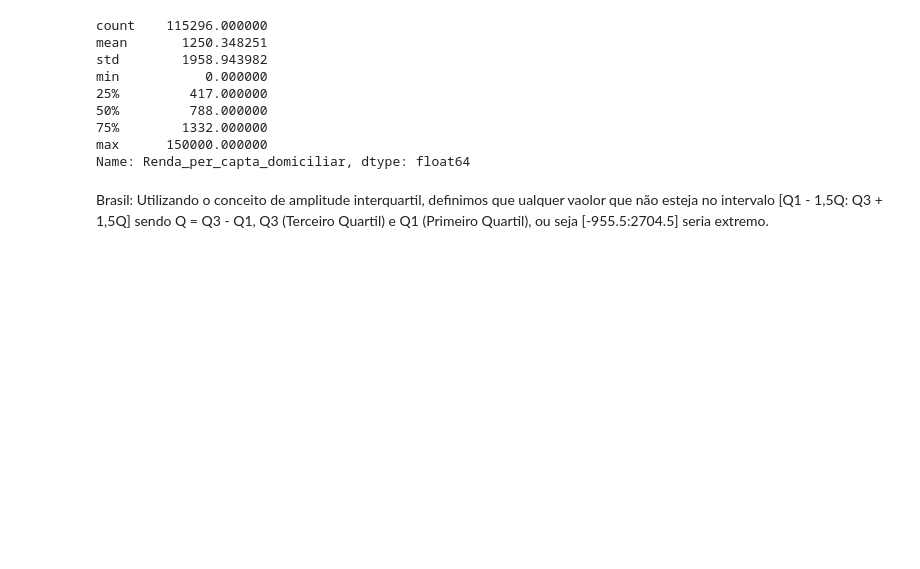
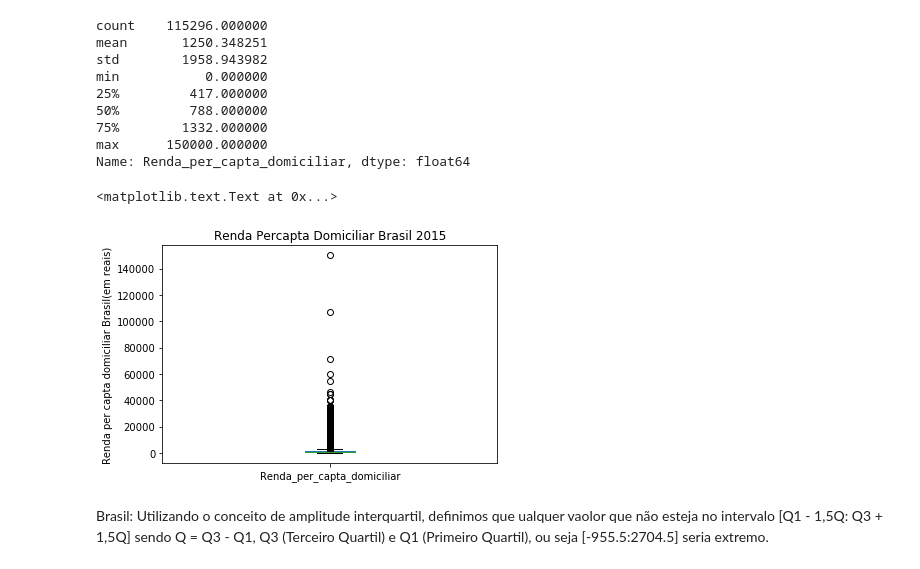
Before and after one commit to pedrodias98/Projeto1-CD, a Jupyter notebook: Projeto1 _FINAL_Layout.ipynb, the cells around one changed output. Cells and saved outputs as stored; diff of their text form; code cells hidden in the pictures; blank space fills up the shorter version.

```diff
--- a/Projeto1 _FINAL_Layout.ipynb
+++ b/Projeto1 _FINAL_Layout.ipynb
@@ -440,6 +446,12 @@ min           0.000000
 75%        1332.000000
 max      150000.000000
 Name: Renda_per_capta_domiciliar, dtype: float64
+# %%
+plot = renBr2015.plot(kind='box',title='Renda Percapta Domiciliar Brasil 2015')#, color='red')
+plt.ylabel(('Renda per capta domiciliar Brasil(em reais)'))
+# %% [output]
+<matplotlib.text.Text at 0x...>
+[figure, added]
 # %% [markdown]
 Brasil: Utilizando o conceito de amplitude interquartil, definimos que ualquer vaolor que não esteja no intervalo [Q1 - 1,5Q: Q3 + 1,5Q] sendo Q = Q3 - Q1, Q3 (Terceiro Quartil) e Q1 (Primeiro Quartil), ou seja [-955.5:2704.5] seria extremo.
 # %%
```
Also changed, not shown: parts of 5 cells of this notebook.
